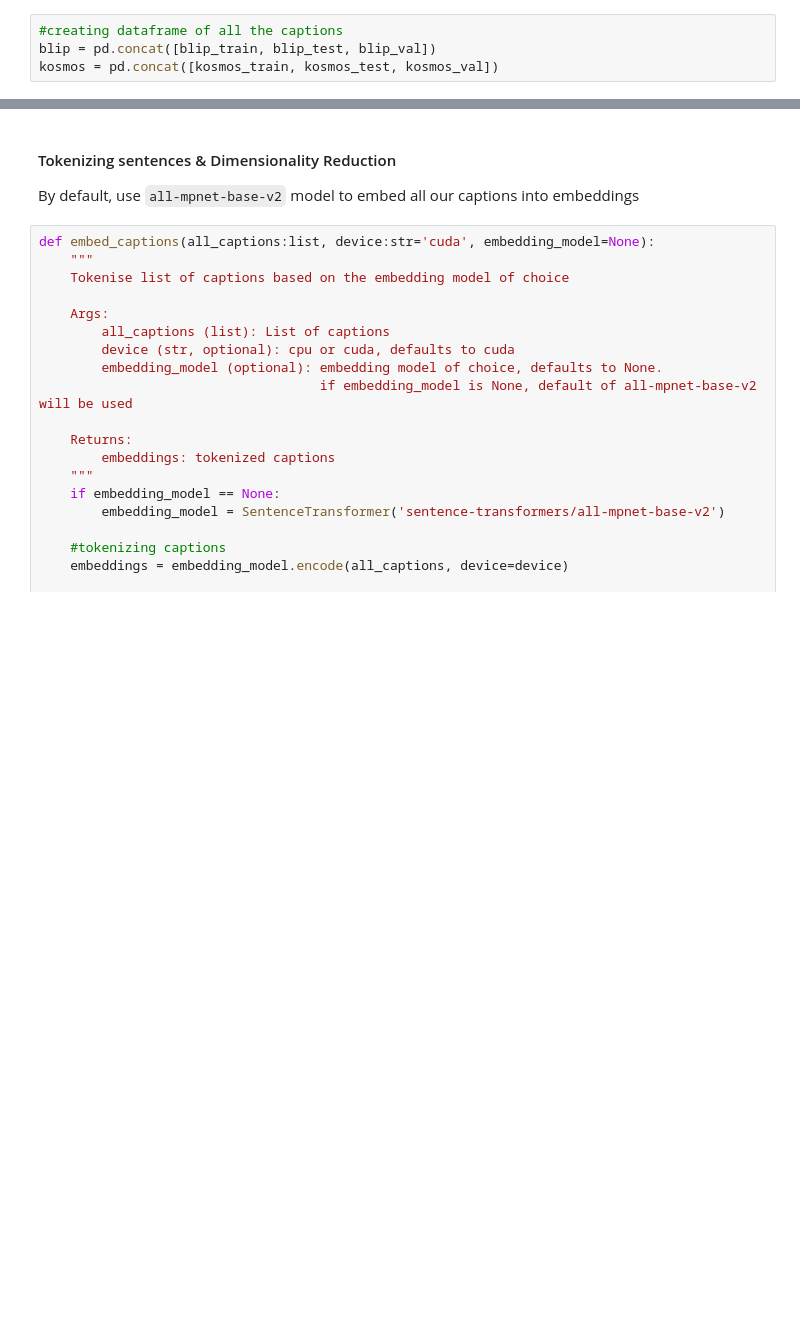
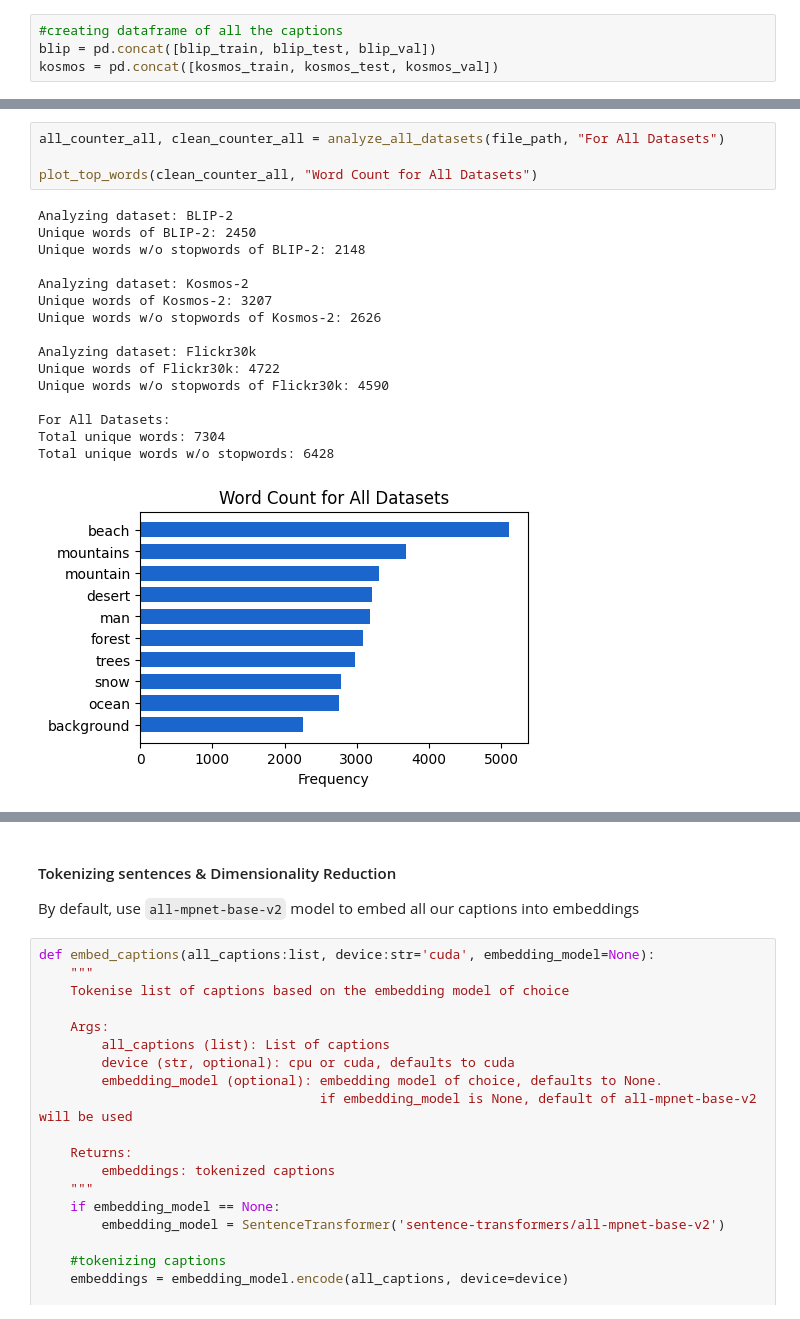
Before and after one commit to Jaywhisker/PlayWrite, a Jupyter notebook: notebooks/data_visualisation/dataset_visualisation.ipynb, the cells around one changed output, grey strips where cells are left out. Drawn from its saved outputs; the diff is of its cells as text; blank space fills up the shorter version.

```diff
--- a/notebooks/data_visualisation/dataset_visualisation.ipynb
+++ b/notebooks/data_visualisation/dataset_visualisation.ipynb
@@ -67,0 +299,21 @@ kosmos
+# %%
+all_counter_all, clean_counter_all = analyze_all_datasets(file_path, "For All Datasets")
+
+plot_top_words(clean_counter_all, "Word Count for All Datasets")
+# %% [output]
+Analyzing dataset: BLIP-2
+Unique words of BLIP-2: 2450
+Unique words w/o stopwords of BLIP-2: 2148
+
+Analyzing dataset: Kosmos-2
+Unique words of Kosmos-2: 3207
+Unique words w/o stopwords of Kosmos-2: 2626
+
+Analyzing dataset: Flickr30k
+Unique words of Flickr30k: 4722
+Unique words w/o stopwords of Flickr30k: 4590
+
+For All Datasets:
+Total unique words: 7304
+Total unique words w/o stopwords: 6428
+[figure, added]
```
Also changed, not shown: parts of 17 cells of this notebook, 4 other files.
